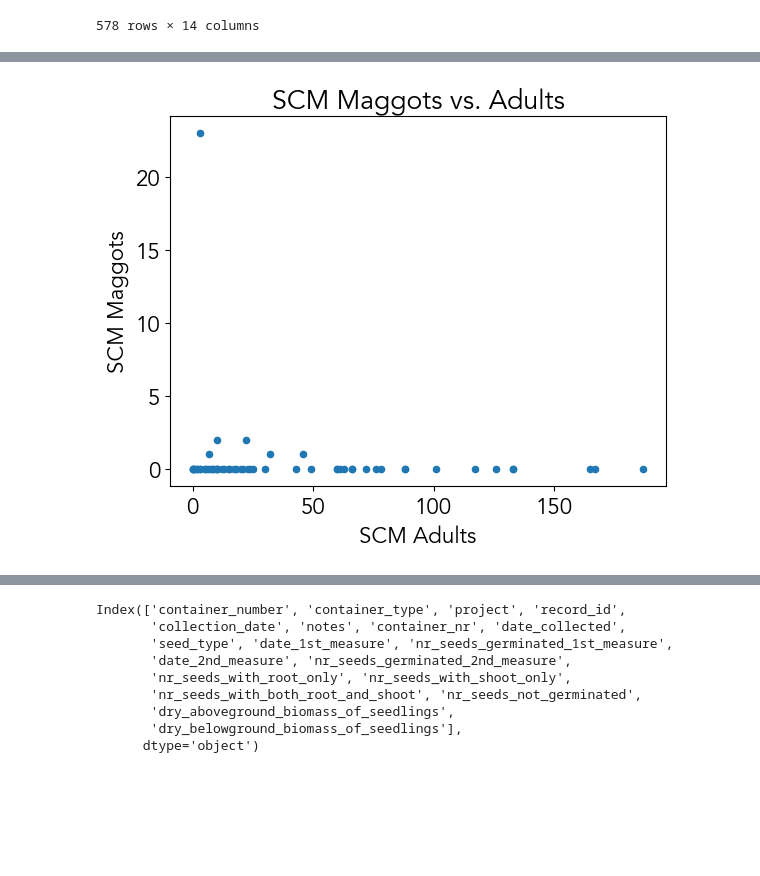
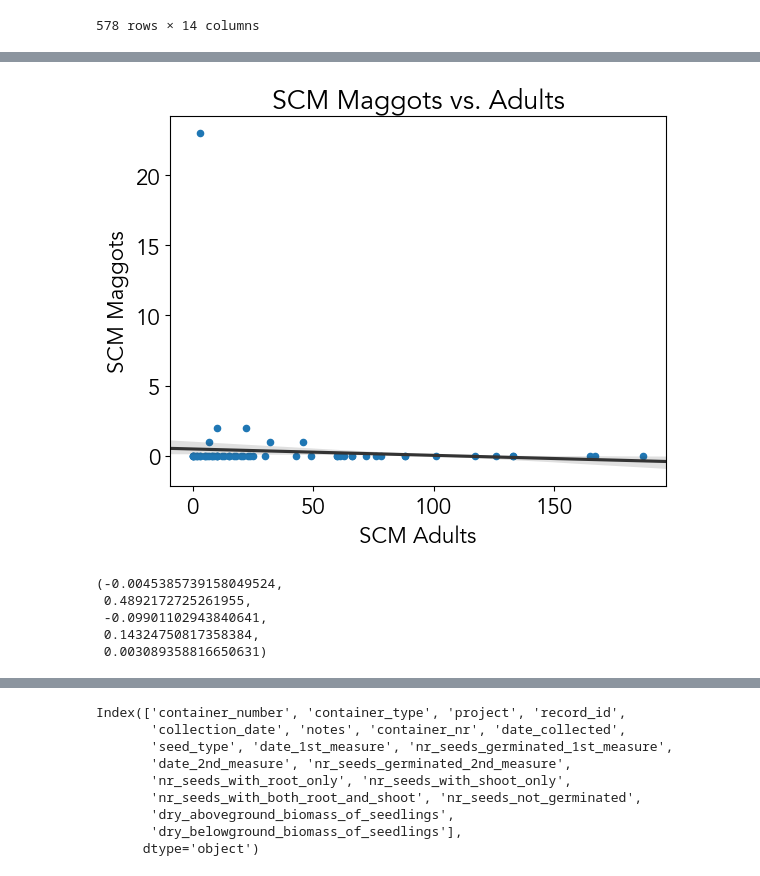
Before and after one commit to chloecho31/cornell, a Jupyter notebook: SCM/2023/2023_scm_data_cleaning.ipynb, the cells around one changed output, grey strips where cells are left out. Saved outputs shown, nothing was run; the diff lists cells and outputs as text; code cells hidden in the pictures; blank space fills up the shorter version.

```diff
--- a/SCM/2023/2023_scm_data_cleaning.ipynb
+++ b/SCM/2023/2023_scm_data_cleaning.ipynb
@@ -1625,14 +1614,35 @@ adult_and_risk
+# %%
+adult_and_risk_drop_na = adult_and_risk.dropna(subset=['total_scm', 'total_scm_maggots'])
+d = np.polyfit(adult_and_risk_drop_na['total_scm'],adult_and_risk_drop_na['total_scm_maggots'],1)
+f = np.poly1d(d)
+
+adult_and_risk_drop_na.insert(0, 'regression',f(adult_and_risk_drop_na['total_scm_maggots']))
 # %%
 plt.rcParams['font.sans-serif'] = ['Avenir']
 plt.rcParams.update({'font.size': 16})
 
-adult_and_risk.drop_duplicates('card_id').plot.scatter(x = 'total_scm', y = 'total_scm_maggots')
+ax = adult_and_risk_drop_na.drop_duplicates('card_id').plot.scatter(x = 'total_scm', y = 'total_scm_maggots')
+
+sns.regplot(
+    data=adult_and_risk_drop_na, x="total_scm", y="total_scm_maggots",
+    scatter=False, truncate=False, order=1, color=".2",
+)
+
 plt.xlabel('SCM Adults')
 plt.ylabel('SCM Maggots')
 plt.title('SCM Maggots vs. Adults')
 plt.show()
 # %% [output]
-[figure, old version]
+[figure, new version]
+# %%
+slope, intercept, r_value, p_value, std_err = stats.linregress(adult_and_risk_drop_na['total_scm'],adult_and_risk_drop_na['total_scm_maggots'])
+slope, intercept, r_value, p_value, std_err
+# %% [output]
+(-0.0045385739158049524,
+ 0.4892172725261955,
+ -0.09901102943840641,
+ 0.14324750817358384,
+ 0.003089358816650631)
 # %%
 adult_and_risk.drop_duplicates('card_id').loc[adult_and_risk['total_scm_maggots'] > 15]
 # %% [output]
```
Also changed, not shown: parts of 25 cells of this notebook, 1 other file.
